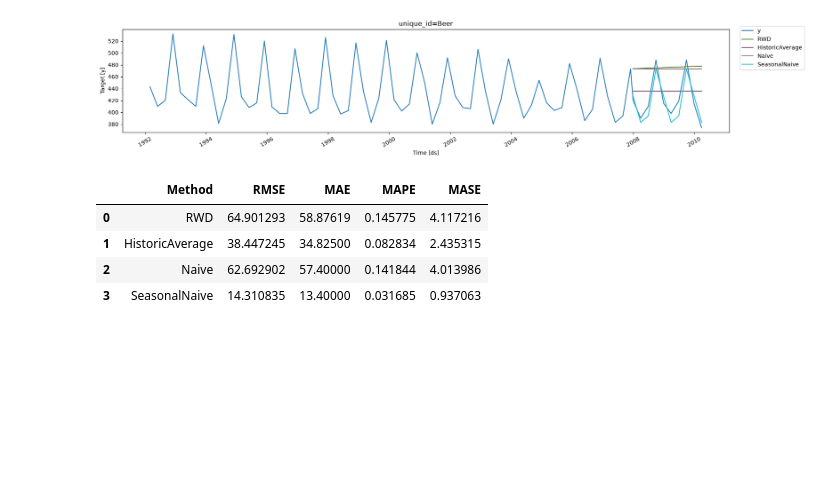
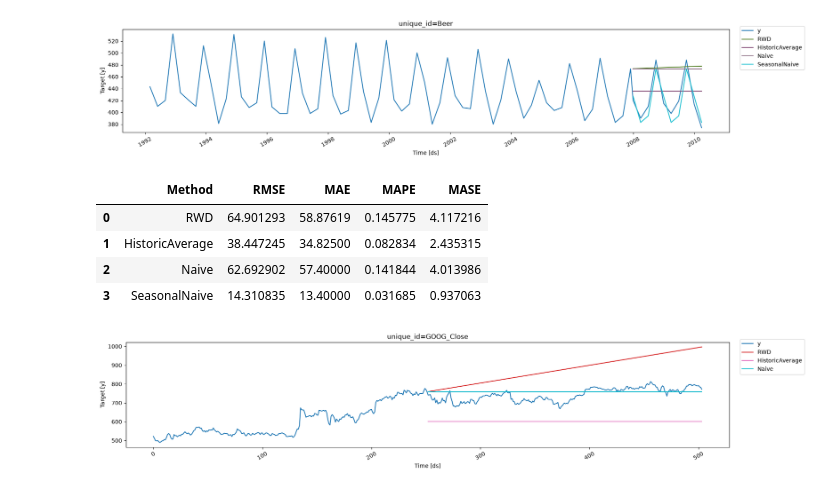
Before and after one commit to Minajamfum/forecasting, a Jupyter notebook: chapter5.ipynb, the cells around one changed output. Drawn from its saved outputs; the diff is of its cells as text; code cells hidden in the pictures; blank space fills up the shorter version.

```diff
--- a/chapter5.ipynb
+++ b/chapter5.ipynb
@@ -807,22 +807,17 @@ evaluation_transformed
 # %%
 train_df = goog_df.loc[lambda x: x["ds"].dt.year == 2015].copy()
 test_df = goog_df.loc[lambda x: x["ds"].dt.year == 2016].copy()
+
 train_df["ds"] = np.arange(len(train_df["ds"]))
 test_df["ds"] = len(train_df) + np.arange(len(test_df))
 
 mean_method = HistoricAverage()
 naive_method = Naive()
 drift_method = RandomWalkWithDrift()
 
 sf = StatsForecast(models=[drift_method, mean_method, naive_method], freq=1)
-preds = (
-    sf.forecast(df=train_df, h=len(test_df))
-    .assign(y=test_df["y"].to_numpy())
-)
+preds =sf.forecast(df=train_df, h=len(test_df)).assign(y=test_df["y"].to_numpy())
 
-plot_series(train_df, preds,
-    xlabel="day", ylabel="$US",
-    title="Google closing stock prices from Jan 2015",
-    palette="black_and_3color",
-    rm_legend=False,
-    legend_loc="outside lower center")
+plot_series(train_df, preds)
+# %% [output]
+[figure, added]
```
Also changed, not shown: parts of 2 cells of this notebook.
